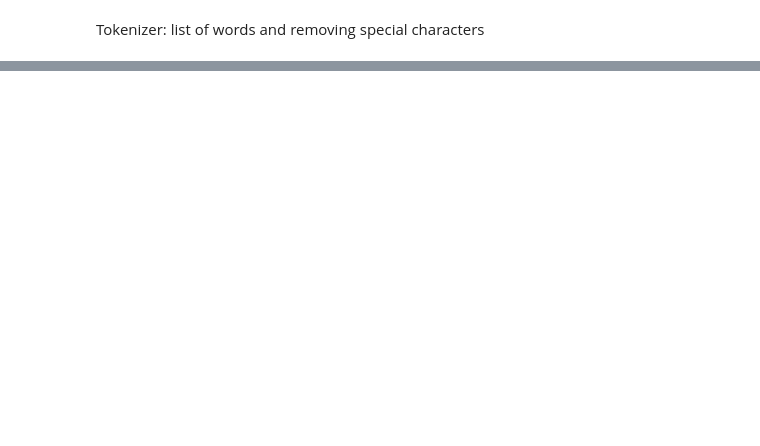
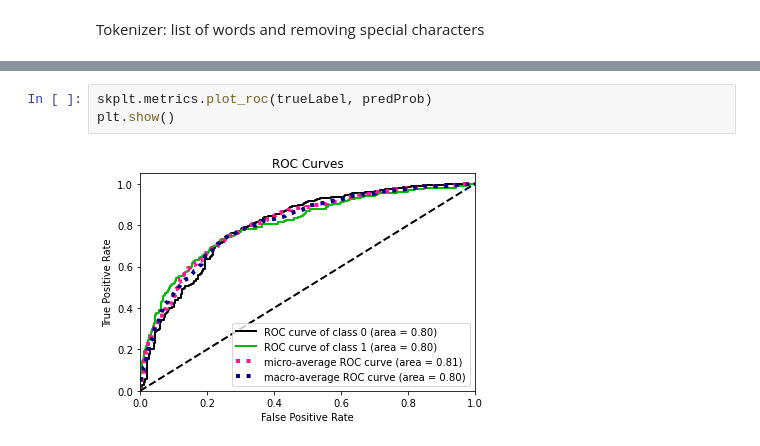
Before and after one commit to ngohoanhkhoa/DeepLearningNotebook, a Jupyter notebook: NLP_with_Disaster_Tweets/notebook.ipynb, the cells around one changed output, grey strips where cells are left out. Drawn from its saved outputs; the diff is of its cells as text; blank space fills up the shorter version.

```diff
--- a/NLP_with_Disaster_Tweets/notebook.ipynb
+++ b/NLP_with_Disaster_Tweets/notebook.ipynb
@@ -501,0 +647,5 @@ root
+# %%
+skplt.metrics.plot_roc(trueLabel, predProb)
+plt.show()
+# %% [output]
+[figure, added]
```
Also changed, not shown: parts of 89 cells of this notebook.
